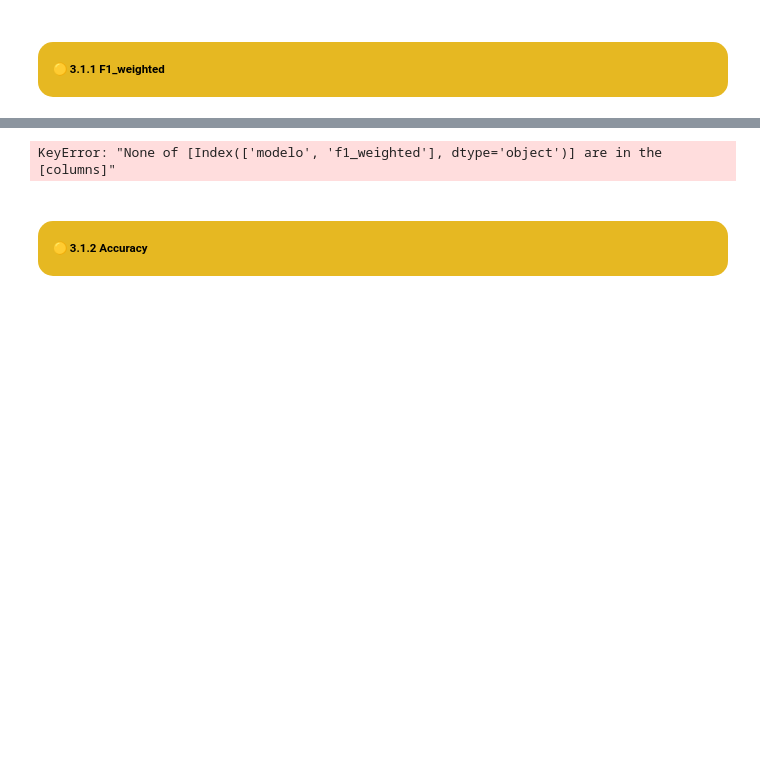
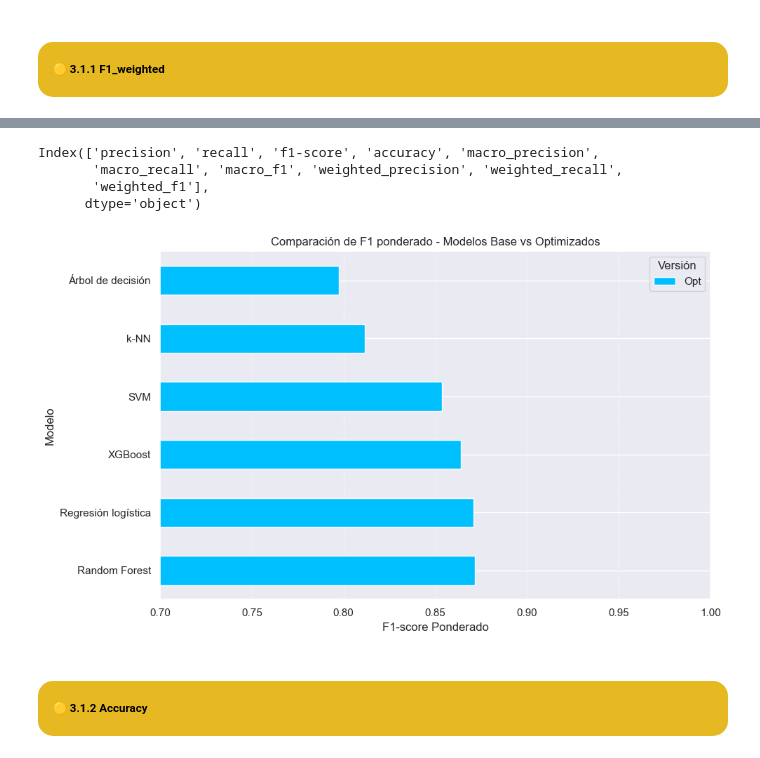
Before and after one commit to AlvaroG7/IIA, a Jupyter notebook: IIA_Proyect_V0.ipynb, the cells around one changed output, grey strips where cells are left out. Drawn from its saved outputs; the diff is of its cells as text; code cells hidden in the pictures; blank space fills up the shorter version.

```diff
--- a/IIA_Proyect_V0.ipynb
+++ b/IIA_Proyect_V0.ipynb
@@ -1475,33 +1485,43 @@ plt.show()
+# %%
+print(df_metricas.columns)
+# %% [output]
+Index(['precision', 'recall', 'f1-score', 'accuracy', 'macro_precision',
+       'macro_recall', 'macro_f1', 'weighted_precision', 'weighted_recall',
+       'weighted_f1'],
+      dtype='object')
 # %%
 import matplotlib.pyplot as plt
 import seaborn as sns
 import pandas as pd
 
 # Crear un DataFrame sólo para F1 ponderado
-df_f1 = df_metricas[['modelo', 'f1_weighted']].copy()
+df_f1 = df_metricas[['f1-score']].reset_index().rename(columns={'index': 'modelo', 'f1-score': 'f1_weighted'})
+#################
+#!SOLO HE TOCADO ESTA LINEA PORQUE NO EXISTIA MODELO, Y SE HA JODIDO
+
 
 # Separar modelo y tipo (base vs optimizado)
 df_f1['modelo_base'] = df_f1['modelo'].str.extract(r'^(.*?)(?: Base| Opt)?$')
 df_f1['tipo'] = df_f1['modelo'].apply(lambda x: 'Base' if 'Base' in x else 'Opt')
 
 # Pivot para comparar lado a lado
 df_pivot = df_f1.pivot(index='modelo_base', columns='tipo', values='f1_weighted')
 
 # Ordenar por mejor versión optimizada
 df_pivot = df_pivot.sort_values(by='Opt', ascending=False)
 
 # Plot
 df_pivot.plot(kind='barh', figsize=(10, 6), color=['deepskyblue', 'mediumspringgreen'])
 plt.xlabel('F1-score Ponderado')
 plt.ylabel('Modelo')
 plt.title('Comparación de F1 ponderado - Modelos Base vs Optimizados')
 plt.xlim(0.7, 1)
 plt.grid(axis='x', linestyle='--', alpha=0.5)
 plt.legend(title='Versión')
 plt.tight_layout()
 plt.show()
 # %% [output]
-KeyError: "None of [Index(['modelo', 'f1_weighted'], dtype='object')] are in the [columns]"
+[figure, added]
 # %% [markdown]
 ### <div style="border-radius:15px; padding:15px; margin:0; font-size:60%; font-family:Arial, sans-serif; background-color:rgb(230, 184, 34); color:black; overflow:hidden; box-shadow:0 4px 8px rgba(0, 0, 0, 0.3);"><b> 🟡 3.1.2 Accuracy </b></div>
 # %%
```
Also changed, not shown: parts of 49 cells of this notebook, 1 other file.
